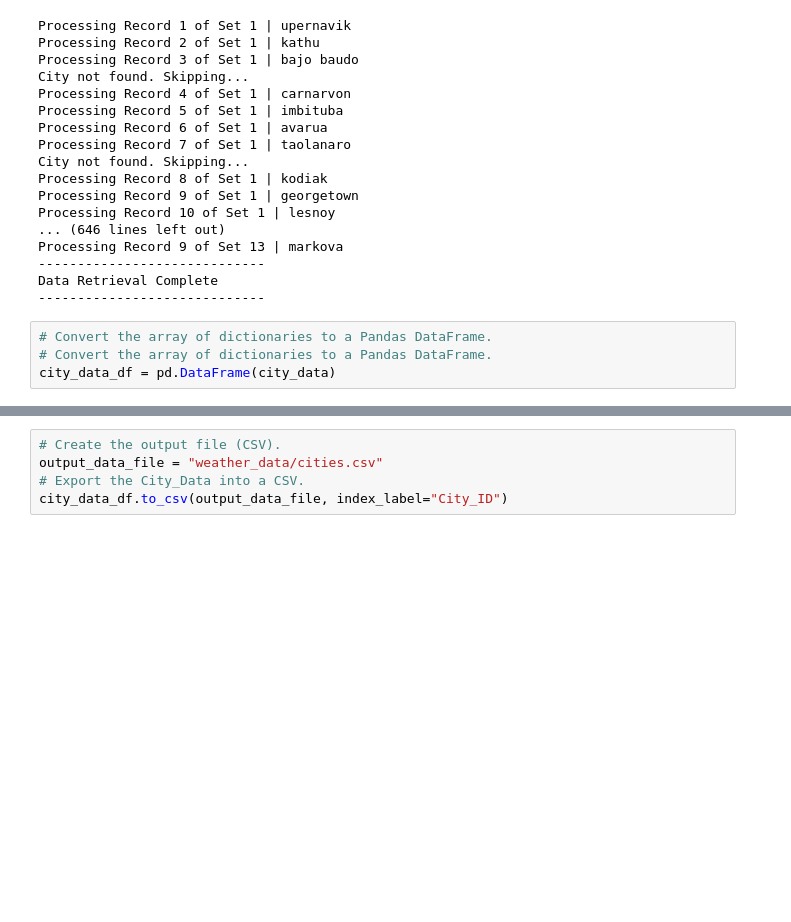
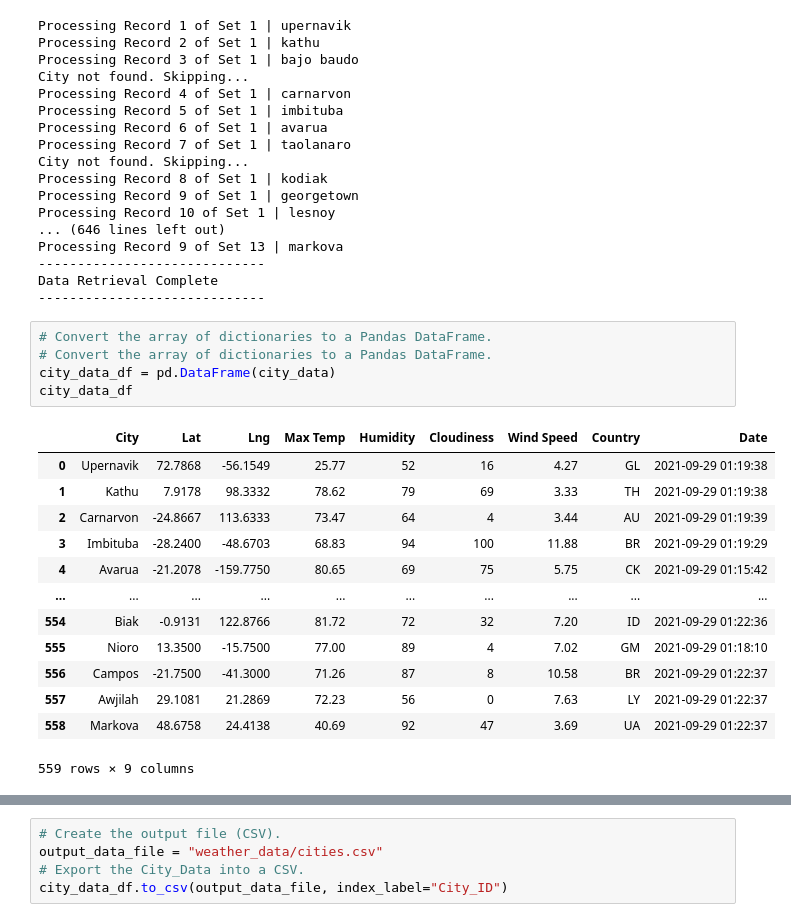
Before and after one commit to ChristopheGarcia1/World_Weather_Analysis, a Jupyter notebook: WeatherPy.ipynb, the cells around one changed output, grey strips where cells are left out. Drawn from its saved outputs; the diff is of its cells as text; blank space fills up the shorter version.

```diff
--- a/WeatherPy.ipynb
+++ b/WeatherPy.ipynb
@@ -170,5 +170,20 @@ Data Retrieval Complete
 # %%
 # Convert the array of dictionaries to a Pandas DataFrame.
 # Convert the array of dictionaries to a Pandas DataFrame.
 city_data_df = pd.DataFrame(city_data)
+city_data_df
+# %% [output]
+|  | City | Lat | Lng | Max Temp | Humidity | Cloudiness | Wind Speed | Country | Date |
+| 0 | Upernavik | 72.7868 | -56.1549 | 25.77 | 52 | 16 | 4.27 | GL | 2021-09-29 01:19:38 |
+| 1 | Kathu | 7.9178 | 98.3332 | 78.62 | 79 | 69 | 3.33 | TH | 2021-09-29 01:19:38 |
+| 2 | Carnarvon | -24.8667 | 113.6333 | 73.47 | 64 | 4 | 3.44 | AU | 2021-09-29 01:19:39 |
+| 3 | Imbituba | -28.2400 | -48.6703 | 68.83 | 94 | 100 | 11.88 | BR | 2021-09-29 01:19:29 |
+| 4 | Avarua | -21.2078 | -159.7750 | 80.65 | 69 | 75 | 5.75 | CK | 2021-09-29 01:15:42 |
+| ... | ... | ... | ... | ... | ... | ... | ... | ... | ... |
+| 554 | Biak | -0.9131 | 122.8766 | 81.72 | 72 | 32 | 7.20 | ID | 2021-09-29 01:22:36 |
+| 555 | Nioro | 13.3500 | -15.7500 | 77.00 | 89 | 4 | 7.02 | GM | 2021-09-29 01:18:10 |
+| 556 | Campos | -21.7500 | -41.3000 | 71.26 | 87 | 8 | 10.58 | BR | 2021-09-29 01:22:37 |
+| 557 | Awjilah | 29.1081 | 21.2869 | 72.23 | 56 | 0 | 7.63 | LY | 2021-09-29 01:22:37 |
+| 558 | Markova | 48.6758 | 24.4138 | 40.69 | 92 | 47 | 3.69 | UA | 2021-09-29 01:22:37 |
+559 rows × 9 columns
 # %%
```
Also changed, not shown: parts of 2 cells of this notebook, 3 other files.
